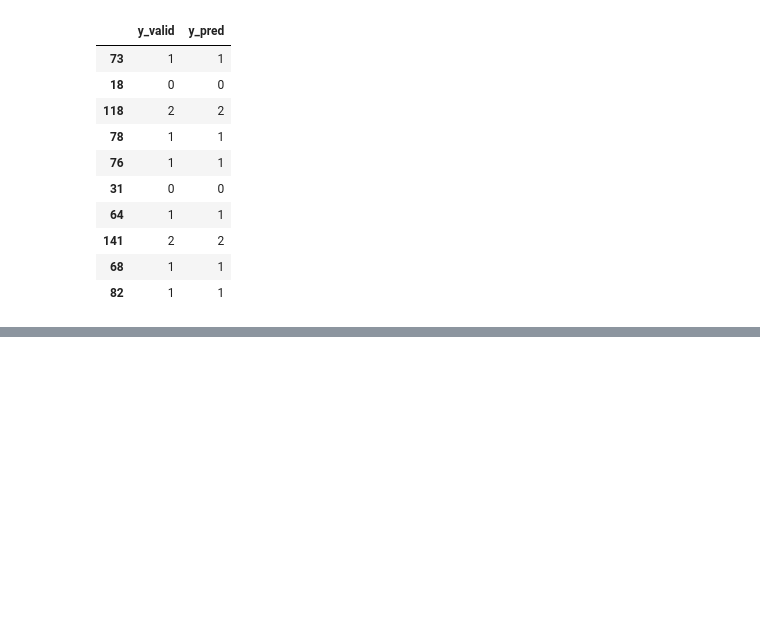
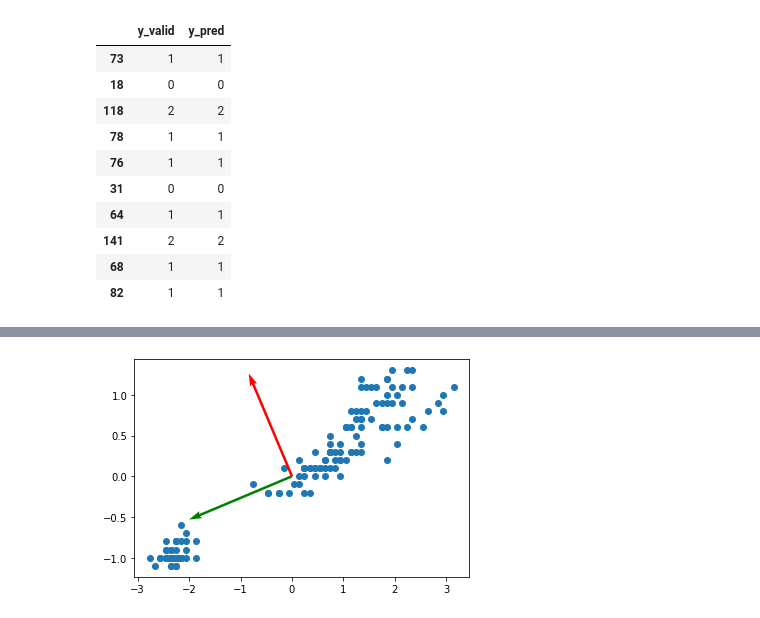
Before and after one commit to gulchitai/lin_alg, a Jupyter notebook: Lesson5/iris_Sych_G.ipynb, the cells around one changed output, grey strips where cells are left out. Saved outputs shown, nothing was run; the diff lists cells and outputs as text; code cells hidden in the pictures; blank space fills up the shorter version.

```diff
--- a/Lesson5/iris_Sych_G.ipynb
+++ b/Lesson5/iris_Sych_G.ipynb
@@ -148,0 +239,5 @@ check_test.head(10)
+# %%
+iris_centered = (iris.data.T[2] - iris.data.T[2].mean(), iris.data.T[3] - iris.data.T[3].mean())
+m = (iris.data.T[2].mean(), iris.data.T[3].mean())
+print(f'Центрированная матрица:\n{iris_centered}')
+print(f'Матрица m:\n{m}')
@@ -148,0 +262,4 @@ check_test.head(10)
+# %%
+#Cov_matrix = np.cov(iris.data[:, :2], rowvar=False)
+Cov_matrix = np.cov(iris_centered)
+print(f'Ковариационная матрица:\n{Cov_matrix}')
@@ -148,0 +270,9 @@ check_test.head(10)
+# %%
+U, s, W = np.linalg.svd(Cov_matrix)
+
+# Транспонируем матрицу W
+V = W.T
+
+# s - список диагональных элементов, его нужно привести к виду диагональной матрицы для наглядности
+D = np.zeros_like(Cov_matrix, dtype=float)
+D[np.diag_indices(min(Cov_matrix.shape))] = s
@@ -148,0 +312,8 @@ check_test.head(10)
+# %%
+#plt.scatter(iris.data.T[0], iris.data.T[1])
+plt.scatter(iris_centered[0], iris_centered[1])
+origin = [0],[0]
+plt.quiver(*origin, U[:,0], U[:,1], color = ['g','r'], scale =3)
+plt.show()
+# %% [output]
+[figure, added]
```
Also changed, not shown: parts of 12 cells of this notebook.
